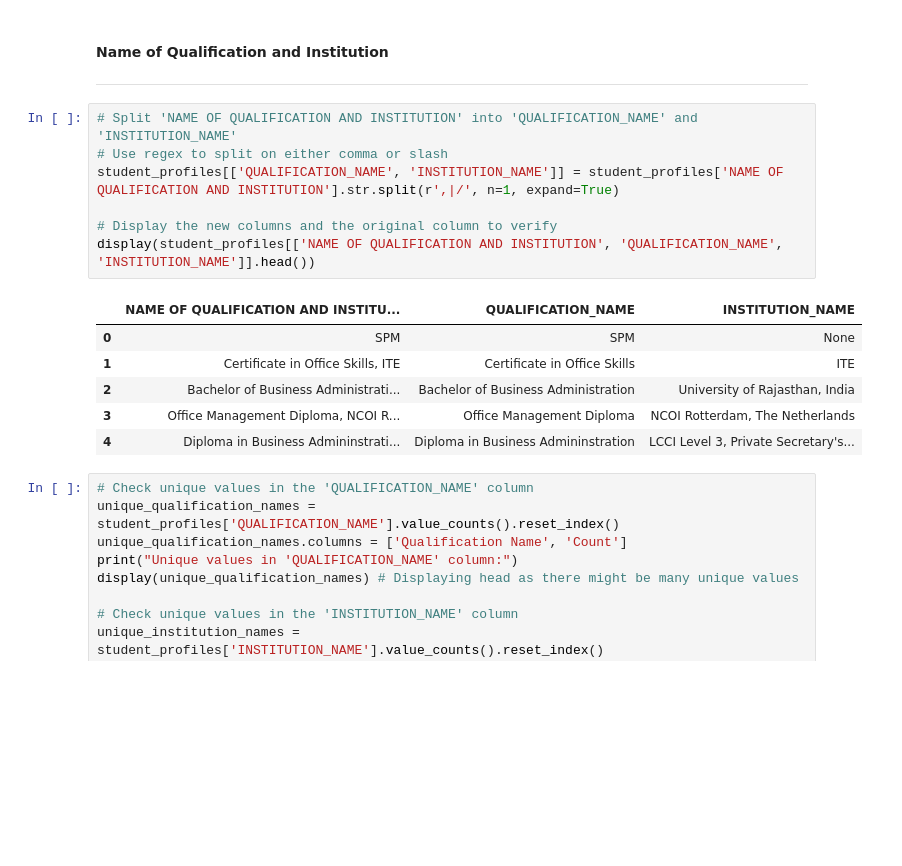
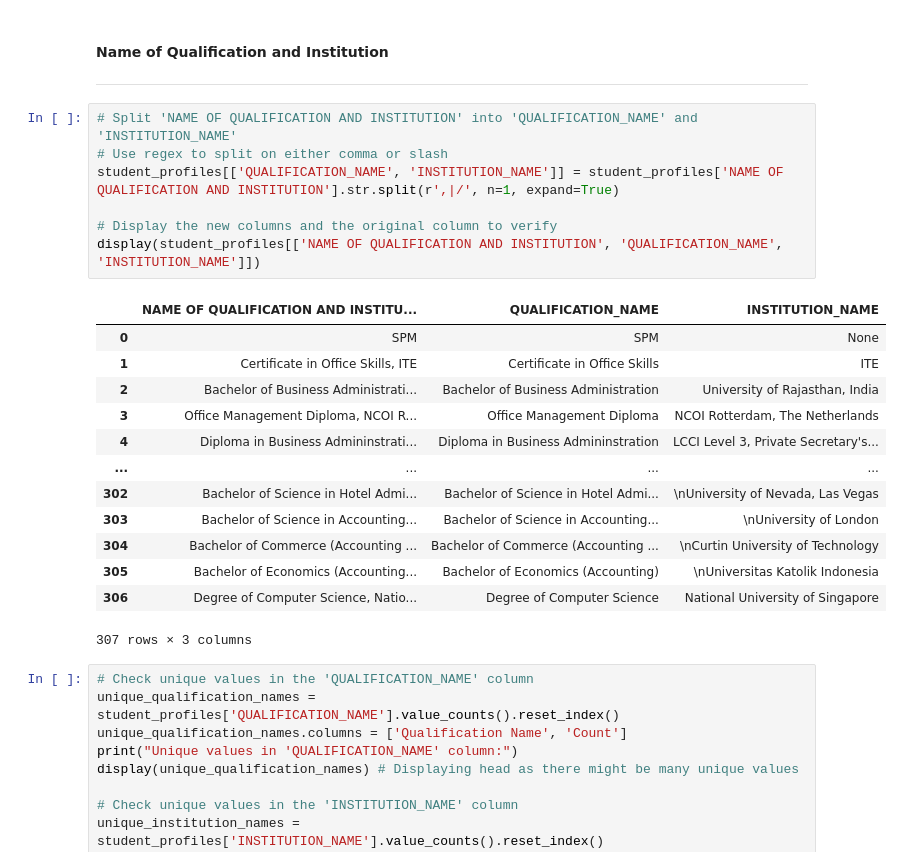
Before and after one commit to swamhtetg90/DAVI-CA2, a Jupyter notebook: data_cleaning.ipynb, the cells around one changed output. Saved outputs shown, nothing was run; the diff lists cells and outputs as text; blank space fills up the shorter version.

```diff
--- a/data_cleaning.ipynb
+++ b/data_cleaning.ipynb
@@ -427,17 +427,24 @@ Since only 1 row have got null values for  Highest Qualification, we will drop i
 # %%
 # Split 'NAME OF QUALIFICATION AND INSTITUTION' into 'QUALIFICATION_NAME' and 'INSTITUTION_NAME'
 # Use regex to split on either comma or slash
 student_profiles[['QUALIFICATION_NAME', 'INSTITUTION_NAME']] = student_profiles['NAME OF QUALIFICATION AND INSTITUTION'].str.split(r',|/', n=1, expand=True)
 
 # Display the new columns and the original column to verify
-display(student_profiles[['NAME OF QUALIFICATION AND INSTITUTION', 'QUALIFICATION_NAME', 'INSTITUTION_NAME']].head())
+display(student_profiles[['NAME OF QUALIFICATION AND INSTITUTION', 'QUALIFICATION_NAME', 'INSTITUTION_NAME']])
 # %% [output]
 |  | NAME OF QUALIFICATION AND INSTITU... | QUALIFICATION_NAME | INSTITUTION_NAME |
 | 0 | SPM | SPM | None |
 | 1 | Certificate in Office Skills, ITE | Certificate in Office Skills | ITE |
 | 2 | Bachelor of Business Administrati... | Bachelor of Business Administration | University of Rajasthan, India |
 | 3 | Office Management Diploma, NCOI R... | Office Management Diploma | NCOI Rotterdam, The Netherlands |
 | 4 | Diploma in Business Admininstrati... | Diploma in Business Admininstration | LCCI Level 3, Private Secretary's... |
+| ... | ... | ... | ... |
+| 302 | Bachelor of Science in Hotel Admi... | Bachelor of Science in Hotel Admi... | \nUniversity of Nevada, Las Vegas |
+| 303 | Bachelor of Science in Accounting... | Bachelor of Science in Accounting... | \nUniversity of London |
+| 304 | Bachelor of Commerce (Accounting ... | Bachelor of Commerce (Accounting ... | \nCurtin University of Technology |
+| 305 | Bachelor of Economics (Accounting... | Bachelor of Economics (Accounting) | \nUniversitas Katolik Indonesia |
+| 306 | Degree of Computer Science, Natio... | Degree of Computer Science | National University of Singapore |
+307 rows × 3 columns
 # %%
 # Check unique values in the 'QUALIFICATION_NAME' column
 unique_qualification_names = student_profiles['QUALIFICATION_NAME'].value_counts().reset_index()
```
Also changed, not shown: parts of 1 cell of this notebook.
